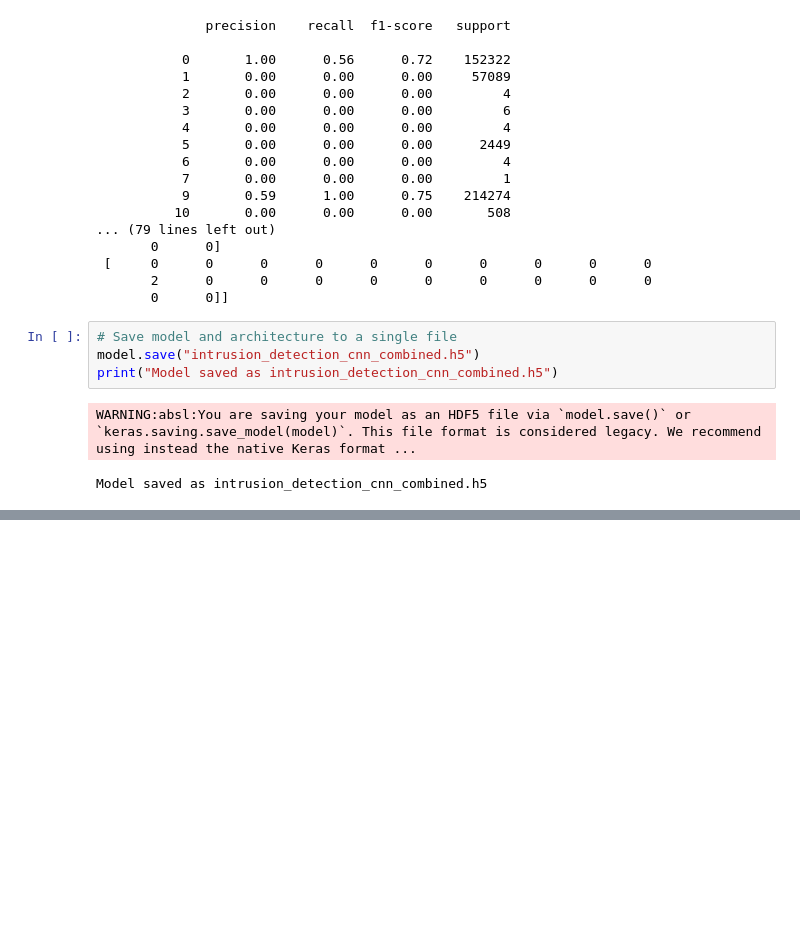
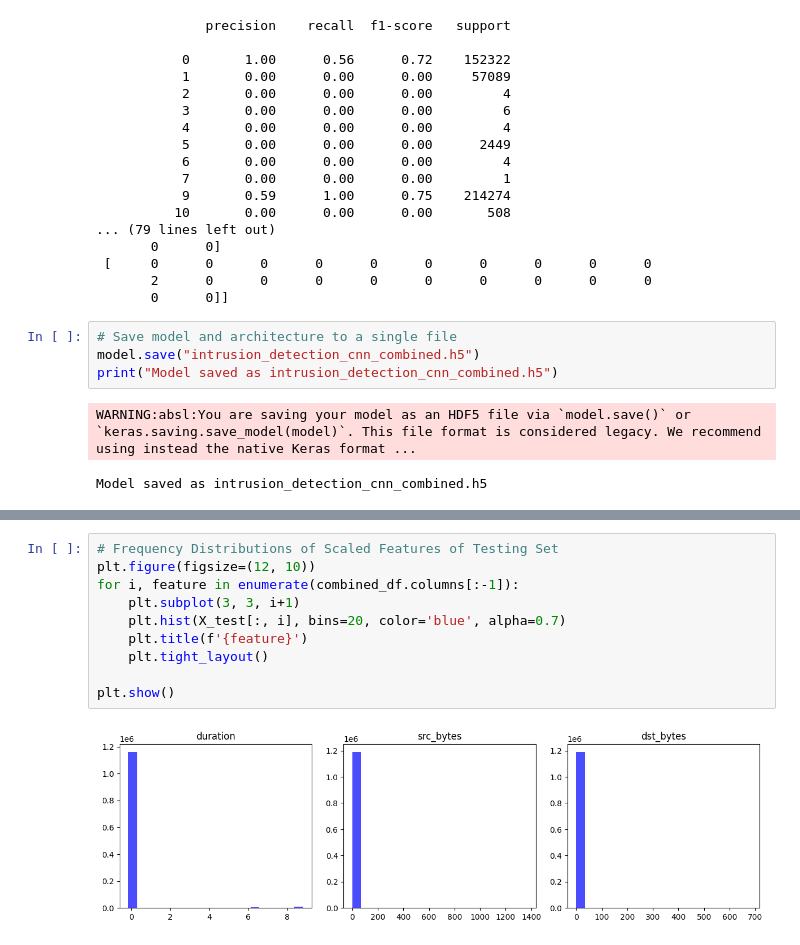
Before and after one commit to ASR16arif/Machine-Learning, a Jupyter notebook: Cyber_Sentinel.ipynb, the cells around one changed output, grey strips where cells are left out. Cells and saved outputs as stored; diff of their text form; blank space fills up the shorter version.

```diff
--- a/Cyber_Sentinel.ipynb
+++ b/Cyber_Sentinel.ipynb
@@ -383,0 +406,12 @@ Model saved as intrusion_detection_cnn_combined.h5
+# %%
+# Frequency Distributions of Scaled Features of Testing Set
+plt.figure(figsize=(12, 10))
+for i, feature in enumerate(combined_df.columns[:-1]):
+    plt.subplot(3, 3, i+1)
+    plt.hist(X_test[:, i], bins=20, color='blue', alpha=0.7)
+    plt.title(f'{feature}')
+    plt.tight_layout()
+
+plt.show()
+# %% [output]
+[figure, added]
```
Also changed, not shown: parts of 5 cells of this notebook.
